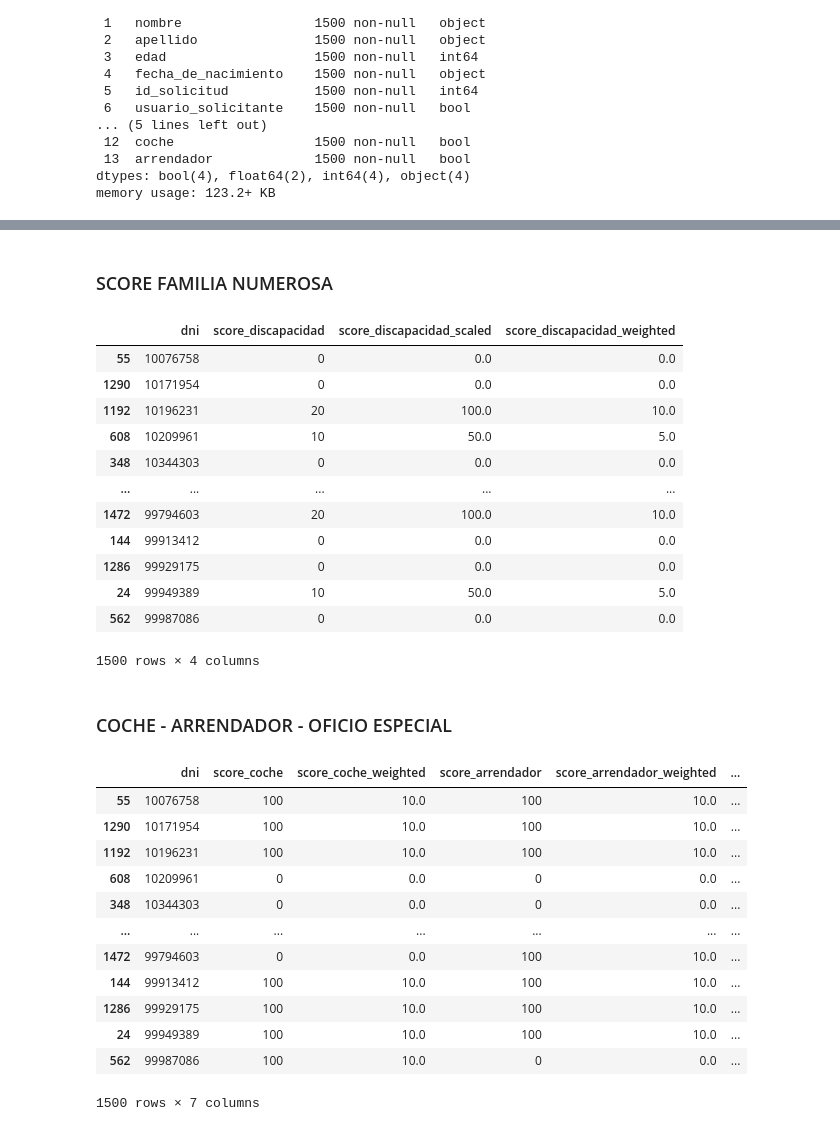
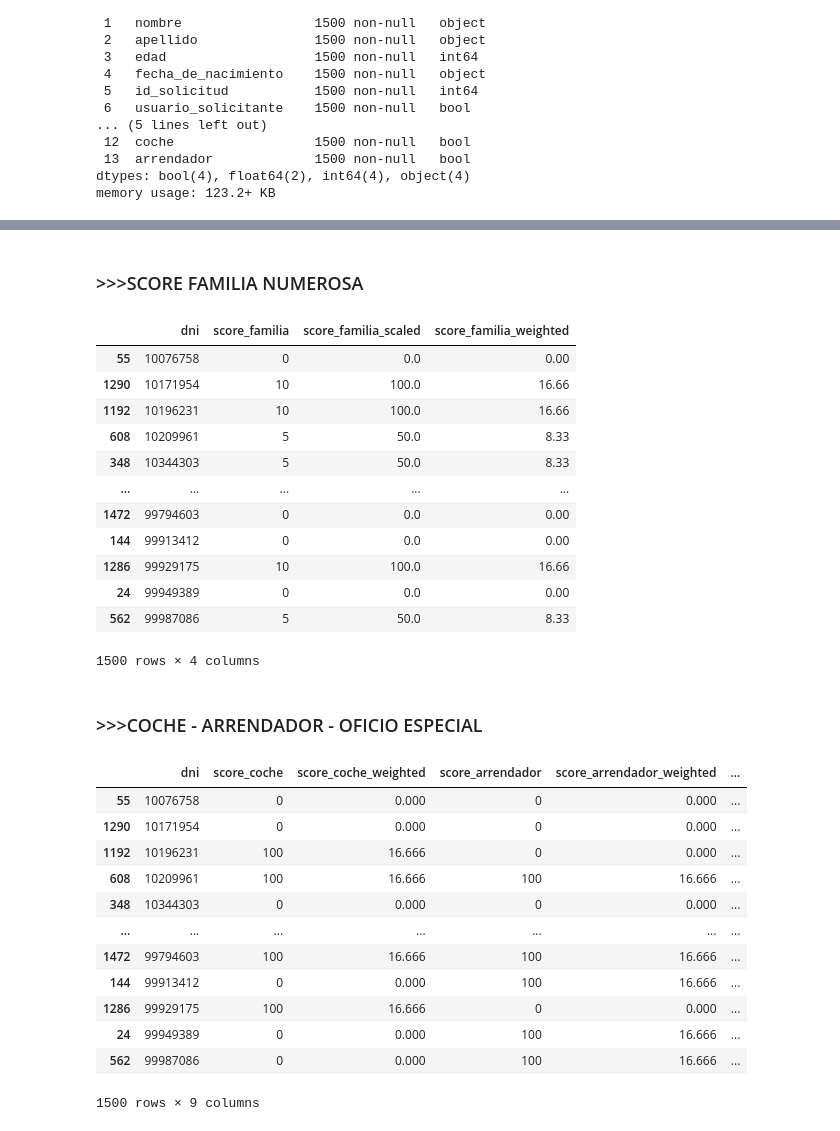
Before and after one commit to Equipo-1-FS-JAASC/Data-project-1, a Jupyter notebook: bbdd/scoring_jupyter.ipynb, the cells around one changed output, grey strips where cells are left out. Cells and saved outputs as stored; diff of their text form; code cells hidden in the pictures.

```diff
--- a/bbdd/scoring_jupyter.ipynb
+++ b/bbdd/scoring_jupyter.ipynb
@@ -53,14 +55,14 @@ finally:
         connection.close()
 
 
-#Ponderaciones
-edad_weight = 0.1
-discapacidad_weight = 0.1
-familia_weight = 0.1
-renta_wheigt = 0.1
-coche_wight = 0.1
-oficio_especial_wight = 0.1
-arrendador_wight = 0.1
+#>>>>>Ponderaciones<<<<<<#
+edad_weight = 0.16666
+discapacidad_weight = 0.1666
+familia_weight = 0.1666
+renta_wheigt = 0.16666
+coche_wight = 0.16666
+oficio_especial_wight = 0.166666
+arrendador_wight = 0.16666
 
 df
 # %% [output]
@@ -198,6 +200,6 @@ df_discapacidad
 1500 rows × 4 columns
 # %% [markdown]
-### SCORE FAMILIA NUMEROSA
+### >>>SCORE FAMILIA NUMEROSA
 # %%
 def puntaje_familia(tipo_fam_num):
     if tipo_fam_num == 0:
@@ -211,12 +213,12 @@ def procesar_familia(df):
     # Copiar el DataFrame para evitar modificar el original
     df_familia = df.copy()
 
-    # Aplicar la función a la columna 'edad' y crear la nueva columna 'score_edad'
+    # Aplicar la función
     df_familia['score_familia'] = df_familia['tipo_fam_num'].apply(puntaje_familia)
 
-    # Calcular el Min-Max Scaling para la columna 'score_edad'
-    min_valor = df_discapacidad['score_familia'].min()
-    max_valor = df_discapacidad['score_familia'].max()
+    # Calcular el Min-Max Scaling
+    min_valor = df_familia['score_familia'].min()
+    max_valor = df_familia['score_familia'].max()
     rango_deseado = 100
     min_deseado = 0
 
@@ -225,67 +227,67 @@ def procesar_familia(df):
     df_familia['score_familia_weighted'] = df_familia['score_familia_scaled'] * familia_weight
 
     # Devolver el DataFrame con las columnas seleccionadas
-    return df_discapacidad[['dni', 'score_familia', 'score_familia_scaled','score_familia_weighted']].sort_values(by='dni')
+    return df_familia[['dni', 'score_familia', 'score_familia_scaled','score_familia_weighted']].sort_values(by='dni')
 
 # aplicar funcion
-df_familia = procesar_discapacidad(df)
+df_familia = procesar_familia(df)
 df_familia
 # %% [output]
-|  | dni | score_discapacidad | score_discapacidad_scaled | score_discapacidad_weighted |
-| 55 | 10076758 | 0 | 0.0 | 0.0 |
-| 1290 | 10171954 | 0 | 0.0 | 0.0 |
-| 1192 | 10196231 | 20 | 100.0 | 10.0 |
-| 608 | 10209961 | 10 | 50.0 | 5.0 |
-| 348 | 10344303 | 0 | 0.0 | 0.0 |
+|  | dni | score_familia | score_familia_scaled | score_familia_weighted |
+| 55 | 10076758 | 0 | 0.0 | 0.00 |
+| 1290 | 10171954 | 10 | 100.0 | 16.66 |
+| 1192 | 10196231 | 10 | 100.0 | 16.66 |
+| 608 | 10209961 | 5 | 50.0 | 8.33 |
+| 348 | 10344303 | 5 | 50.0 | 8.33 |
 | ... | ... | ... | ... | ... |
-| 1472 | 99794603 | 20 | 100.0 | 10.0 |
-| 144 | 99913412 | 0 | 0.0 | 0.0 |
-| 1286 | 99929175 | 0 | 0.0 | 0.0 |
-| 24 | 99949389 | 10 | 50.0 | 5.0 |
-| 562 | 99987086 | 0 | 0.0 | 0.0 |
+| 1472 | 99794603 | 0 | 0.0 | 0.00 |
+| 144 | 99913412 | 0 | 0.0 | 0.00 |
+| 1286 | 99929175 | 10 | 100.0 | 16.66 |
+| 24 | 99949389 | 0 | 0.0 | 0.00 |
+| 562 | 99987086 | 5 | 50.0 | 8.33 |
 1500 rows × 4 columns
 # %% [markdown]
-### COCHE - ARRENDADOR - OFICIO ESPECIAL
+### >>>COCHE - ARRENDADOR - OFICIO ESPECIAL
 # %%
 def puntaje_coche_arrendador_oficio(coche_arrendador_oficio):
     if coche_arrendador_oficio == True:
         return 100
     else:  #  == False
         return 0
 
 
 def procesar_coche_arrendador_oficio(df):
     # Copiar el DataFrame para evitar modificar el original
     df_coche_arrendador_oficio = df.copy()
 
-    # Aplicar la función a la columna 'edad' y crear la nueva columna 'score_edad'
+    # Aplicar la función
     df_coche_arrendador_oficio['score_coche'] = df_coche_arrendador_oficio['coche'].apply(puntaje_coche_arrendador_oficio)
     df_coche_arrendador_oficio['score_arrendador'] = df_coche_arrendador_oficio['arrendador'].apply(puntaje_coche_arrendador_oficio)
     df_coche_arrendador_oficio['score_oficio_especial'] = df_coche_arrendador_oficio['oficio_especial'].apply(puntaje_coche_arrendador_oficio)
 
 
     df_coche_arrendador_oficio['score_coche_weighted'] = df_coche_arrendador_oficio['score_coche'] * coche_wight
     df_coche_arrendador_oficio['score_arrendador_weighted'] = df_coche_arrendador_oficio['score_arrendador'] * arrendador_wight
     df_coche_arrendador_oficio['score_oficio_especial_weighted'] = df_coche_arrendador_oficio['score_oficio_especial'] * oficio_especial_wight
 
     # Devolver el DataFrame con las columnas seleccionadas
-    return df_coche_arrendador_oficio[['dni', 'score_coche', 'score_coche_weighted','score_arrendador','score_arrendador_weighted','score_oficio_especial', 'score_oficio_especial_weighted' ]].sort_values(by='dni')
+    return df_coche_arrendador_oficio[['dni', 'score_coche', 'score_coche_weighted','score_arrendador','score_arrendador_weighted','score_oficio_especial', 'score_oficio_especial_weighted','fecha_de_nacimiento','id_solicitud' ]].sort_values(by='dni')
 
 
 # aplicar funcion
 df_coche_arrendador_oficio = procesar_coche_arrendador_oficio(df)
 df_coche_arrendador_oficio
 # %% [output]
 |  | dni | score_coche | score_coche_weighted | score_arrendador | score_arrendador_weighted | ... |
-| 55 | 10076758 | 100 | 10.0 | 100 | 10.0 | ... |
-| 1290 | 10171954 | 100 | 10.0 | 100 | 10.0 | ... |
-| 1192 | 10196231 | 100 | 10.0 | 100 | 10.0 | ... |
-| 608 | 10209961 | 0 | 0.0 | 0 | 0.0 | ... |
-| 348 | 10344303 | 0 | 0.0 | 0 | 0.0 | ... |
+| 55 | 10076758 | 0 | 0.000 | 0 | 0.000 | ... |
+| 1290 | 10171954 | 0 | 0.000 | 0 | 0.000 | ... |
+| 1192 | 10196231 | 100 | 16.666 | 0 | 0.000 | ... |
+| 608 | 10209961 | 100 | 16.666 | 100 | 16.666 | ... |
+| 348 | 10344303 | 0 | 0.000 | 0 | 0.000 | ... |
 | ... | ... | ... | ... | ... | ... | ... |
-| 1472 | 99794603 | 0 | 0.0 | 100 | 10.0 | ... |
-| 144 | 99913412 | 100 | 10.0 | 100 | 10.0 | ... |
-| 1286 | 99929175 | 100 | 10.0 | 100 | 10.0 | ... |
-| 24 | 99949389 | 100 | 10.0 | 100 | 10.0 | ... |
-| 562 | 99987086 | 100 | 10.0 | 0 | 0.0 | ... |
+| 1472 | 99794603 | 100 | 16.666 | 100 | 16.666 | ... |
+| 144 | 99913412 | 0 | 0.000 | 100 | 16.666 | ... |
+| 1286 | 99929175 | 100 | 16.666 | 0 | 0.000 | ... |
+| 24 | 99949389 | 0 | 0.000 | 100 | 16.666 | ... |
+| 562 | 99987086 | 0 | 0.000 | 100 | 16.666 | ... |
-1500 rows × 7 columns
+1500 rows × 9 columns
```
Also changed, not shown: parts of 11 cells of this notebook, 1 other file.
